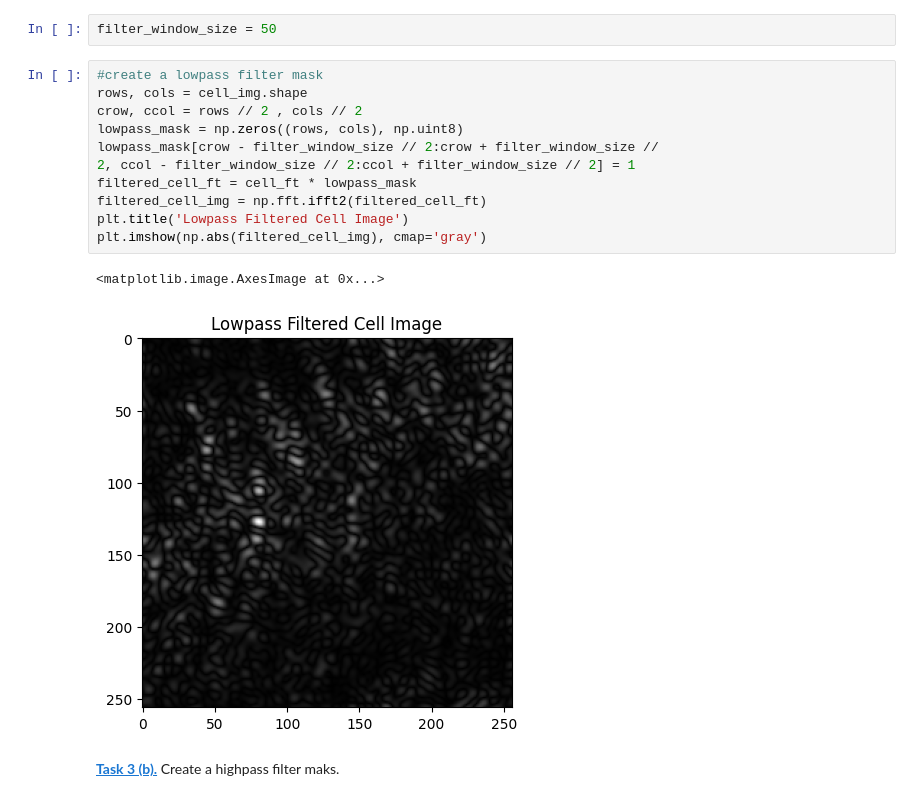
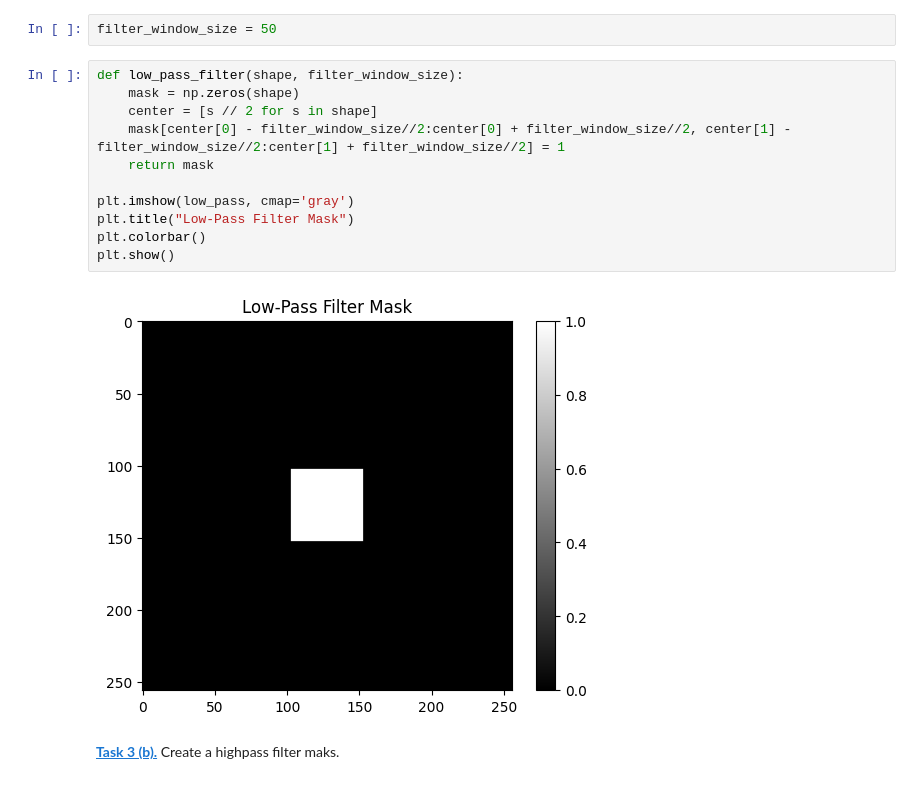
Before and after one commit to DavidDulkies31/mobi-fs5-python, a Jupyter notebook: fourier.ipynb, the cells around one changed output. Cells and saved outputs as stored; diff of their text form.

```diff
--- a/fourier.ipynb
+++ b/fourier.ipynb
@@ -120,19 +135,18 @@ plt.imshow(np.abs(merged_img2), cmap='gray')
 **[Task 3 (a).]()** Create a lowpass filter mask.
 # %%
 filter_window_size = 50
-# %%
-#create a lowpass filter mask
-rows, cols = cell_img.shape
-crow, ccol = rows // 2 , cols // 2
-lowpass_mask = np.zeros((rows, cols), np.uint8)
-lowpass_mask[crow - filter_window_size // 2:crow + filter_window_size //
-2, ccol - filter_window_size // 2:ccol + filter_window_size // 2] = 1
-filtered_cell_ft = cell_ft * lowpass_mask
-filtered_cell_img = np.fft.ifft2(filtered_cell_ft)
-plt.title('Lowpass Filtered Cell Image')
-plt.imshow(np.abs(filtered_cell_img), cmap='gray')
-# %% [output]
-<matplotlib.image.AxesImage at 0x...>
-[figure, removed]
+# %%
+def low_pass_filter(shape, filter_window_size):
+    mask = np.zeros(shape)
+    center = [s // 2 for s in shape]
+    mask[center[0] - filter_window_size//2:center[0] + filter_window_size//2, center[1] - filter_window_size//2:center[1] + filter_window_size//2] = 1
+    return mask
+
+plt.imshow(low_pass, cmap='gray')
+plt.title("Low-Pass Filter Mask")
+plt.colorbar()
+plt.show()
+# %% [output]
+[figure, added]
 # %% [markdown]
 **[Task 3 (b).]()** Create a highpass filter maks.
```
Also changed, not shown: parts of 15 cells of this notebook.
